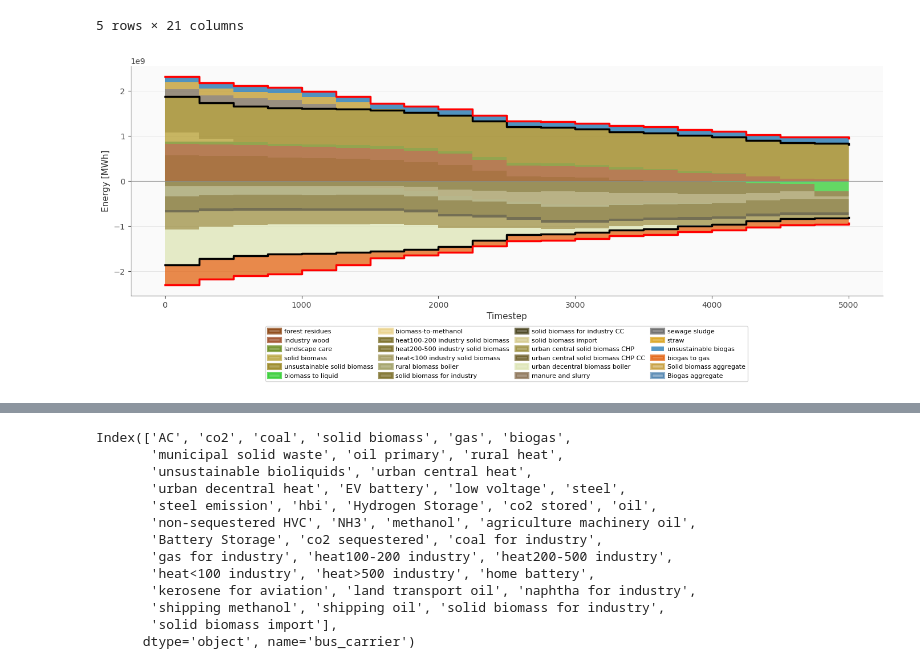
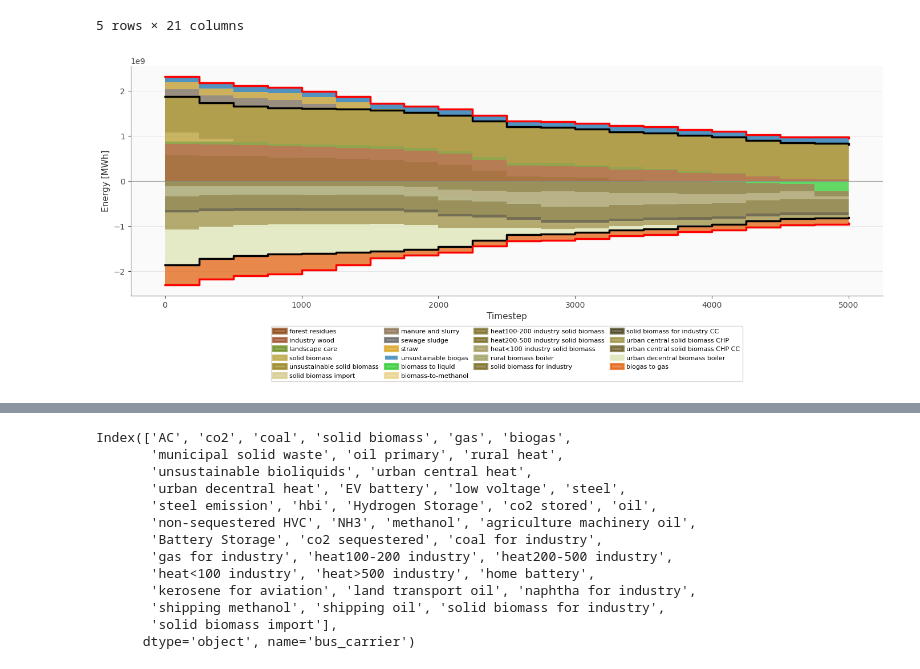
Before and after one commit to LukasFrankenQ/resilient-pypsa-eur, a Jupyter notebook: notebooks/plot_biomass_products.ipynb, the cells around one changed output, grey strips where cells are left out. Saved outputs shown, nothing was run; the diff lists cells and outputs as text; code cells hidden in the pictures.

Commit message:
producer consumer split in legend

```diff
--- a/notebooks/plot_biomass_products.ipynb
+++ b/notebooks/plot_biomass_products.ipynb
@@ -39,8 +39,10 @@ ax.spines['bottom'].set_color('#666666')
 ax.tick_params(colors='#444444', labelsize=10)
 
 from matplotlib.patches import Patch
-area_handles = []
-area_labels = []
+producer_handles = []
+producer_labels = []
+consumer_handles = []
+consumer_labels = []
 
 # =====================
 # Gather both datasets
@@ -60,9 +62,19 @@ cols = df_bg.columns  # assume same columns
 offset_pos = pd.Series(0.0, index=cols)
 offset_neg = pd.Series(0.0, index=cols)
 
-# Ensure ALL positive-area plotted techs get a legend handle;
-# Also, remember negative ones if you want all visible colors (optional)
+# To avoid duplicate legend entries
 used_for_area = {}
+
+def add_legend_handle(tech, color, group):
+    if tech not in used_for_area:
+        handle = Patch(facecolor=color, edgecolor=color, label=tech, linewidth=3, alpha=0.75)
+        if group == "producer":
+            producer_handles.append(handle)
+            producer_labels.append(tech)
+        else:
+            consumer_handles.append(handle)
+            consumer_labels.append(tech)
+        used_for_area[tech] = True
 
 # --- Plot solid biomass techs first (bottom of stack) ---
 for tech in df_bm.index.unique(0):
@@ -76,10 +88,7 @@ for tech in df_bm.index.unique(0):
             cols, offset_pos.values + pos.values, offset_pos.values,
             color=color, alpha=0.75, linewidth=0.3, edgecolor='none', step='post'
         )
-        if tech not in used_for_area:
-            area_handles.append(Patch(facecolor=color, edgecolor=color, label=tech, linewidth=3, alpha=0.75))
-            area_labels.append(tech)
-            used_for_area[tech] = True
+        add_legend_handle(tech, color, "producer")
         offset_pos += pos.values
 
     if (neg < 0).any():
@@ -87,10 +96,9 @@ for tech in df_bm.index.unique(0):
             cols, offset_neg.values + neg.values, offset_neg.values,
             color=color, alpha=0.75, linewidth=0.3, edgecolor='none', step='post'
         )
-        if (tech not in used_for_area) and (not (pos > 0).any()):
-            area_handles.append(Patch(facecolor=color, edgecolor=color, label=tech, linewidth=3, alpha=0.75))
-            area_labels.append(tech)
-            used_for_area[tech] = True
+        # Only add negative-only to consumers if not also a producer
+        if not (pos > 0).any():
+            add_legend_handle(tech, color, "consumer")
         offset_neg += neg.values
 
 # Solid biomass aggregate line (snapshot of offset after solid biomass)
@@ -108,16 +116,6 @@ ax.plot(
     lw=2.5, zorder=5, drawstyle='steps-post'
 )
 
-'''
-ax.text(
-    cols[-1] + (cols[-1] - cols[0]) * 0.01,
-    agg_bm_pos.values[-1],
-    "solid biomass\ntotal",
-    va='center', ha='left', fontsize=9, fontweight='bold',
-    color=tech_colors.get('solid_biomass_agg', '#B8860B')
-)
-'''
-
 # --- Plot biogas techs on top ---
 for tech in df_bg.index.unique(0):
     data = df_bg.loc[tech]
@@ -130,11 +128,7 @@ for tech in df_bg.index.unique(0):
             cols, offset_pos.values + pos.values, offset_pos.values,
             color=color, alpha=0.75, linewidth=0.3, edgecolor='none', step='post'
         )
-        # Only add one handle per (tech, color)
-        if tech not in used_for_area:
-            area_handles.append(Patch(facecolor=color, edgecolor=color, label=tech, linewidth=3, alpha=0.75))
-            area_labels.append(tech)
-            used_for_area[tech] = True
+        add_legend_handle(tech, color, "producer")
         offset_pos += pos.values
 
     if (neg < 0).any():
@@ -142,11 +136,8 @@ for tech in df_bg.index.unique(0):
             cols, offset_neg.values + neg.values, offset_neg.values,
             color=color, alpha=0.75, linewidth=0.3, edgecolor='none', step='post'
         )
-        # Optionally: add handles for negative-only contributing techs
-        if (tech not in used_for_area) and (not (pos > 0).any()):
-            area_handles.append(Patch(facecolor=color, edgecolor=color, label=tech, linewidth=3, alpha=0.75))
-            area_labels.append(tech)
-            used_for_area[tech] = True
+        if not (pos > 0).any():
+            add_legend_handle(tech, color, "consumer")
         offset_neg += neg.values
 
 # Biogas aggregate line (top of full stack)
@@ -163,66 +154,36 @@ ax.plot(
     lw=2.5, zorder=5, drawstyle='steps-post'
 )
 
-'''
-ax.text(
-    cols[-1] + (cols[-1] - cols[0]) * 0.01,
-    agg_total.values[-1],
-    "biogas\ntotal",
-    va='center', ha='left', fontsize=9, fontweight='bold',
-    color=tech_colors.get('biogas_agg', '#20639B')
-)
-'''
-
 # --- Shaded aggregate bands ---
 ax.fill_between(
     cols, agg_bm_pos.values, 0,
     color=tech_colors.get('solid_biomass_agg', '#B8860B'),
     alpha=0.12, zorder=1, step='post'
 )
 ax.fill_between(
     cols, agg_total.values, agg_bm_pos.values,
     color=tech_colors.get('biogas_agg', '#20639B'),
     alpha=0.10, zorder=2, step='post'
 )
 
-'''
-# --- Annotation ---
-ax.annotate(
-    "Aggregate refers to solid biomass products",
-    xy=(0.02, 0.97), xycoords="axes fraction",
-    ha="left", va="top",
-    fontsize=9, fontstyle='italic', color="#774400",
-    bbox=dict(boxstyle='round,pad=0.3', facecolor='#fff8ee', edgecolor='#ccaa66', alpha=0.8)
-)
-'''
-
 # --- Legend ---
-# Compose area handles first, then aggregate ones
-all_extra_labels = [
-    ("Solid biomass aggregate", tech_colors.get('solid_biomass_agg', '#B8860B')),
-    ("Biogas aggregate", tech_colors.get('biogas_agg', '#20639B')),
-]
-extra_handles = [
-    Patch(facecolor=col, edgecolor=col, label=lab, linewidth=3, alpha=0.5)
-    for lab, col in all_extra_labels
-]
-final_handles = area_handles + extra_handles
-final_labels = area_labels + [lab for lab, _ in all_extra_labels]
+final_handles = producer_handles + consumer_handles
+final_labels = producer_labels + consumer_labels
 
 ax.legend(
     final_handles, final_labels,
     loc='upper center', bbox_to_anchor=(0.5, -0.12),
     ncol=4, fontsize=8, frameon=True, fancybox=True,
     shadow=False, edgecolor='#cccccc',
     columnspacing=1.0, handletextpad=0.5
 )
 
 ax.set_xlabel("Timestep", fontsize=11, color='#333333')
 ax.set_ylabel("Energy [MWh]", fontsize=11, color='#333333')
 ax.axhline(0, color='#888888', linewidth=0.8, zorder=3)
 
 plt.tight_layout()
 plt.subplots_adjust(bottom=0.28)
 plt.show()
 # %% [output]
-[figure, old version]
+[figure, new version]
```
Also changed, not shown: parts of 3 cells of this notebook.
